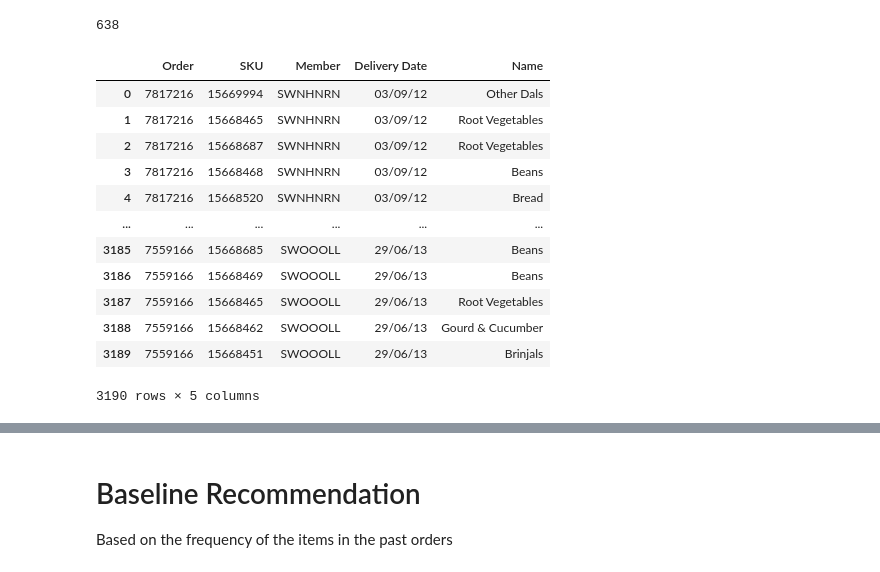
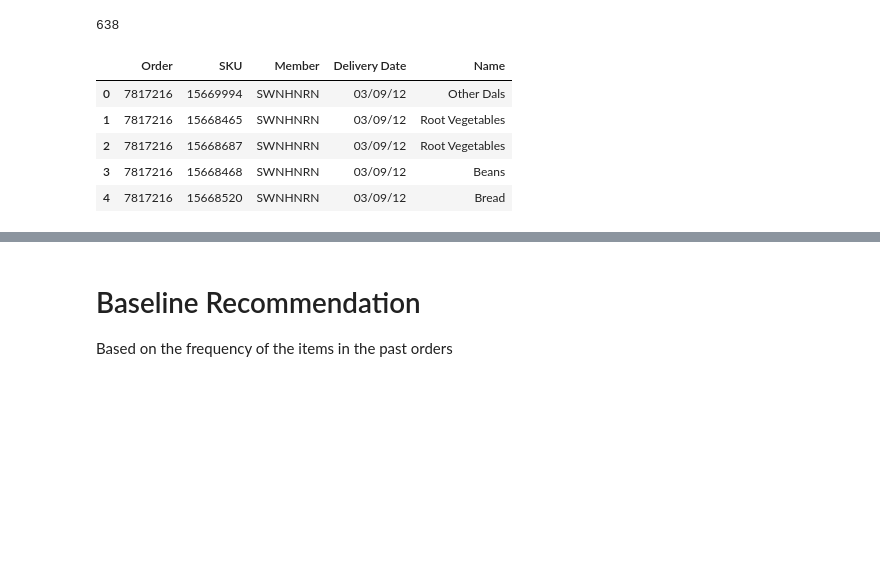
Before and after one commit to chawla201/shopping-cart-completion-problem, a Jupyter notebook: kaggle code.ipynb, the cells around one changed output, grey strips where cells are left out. Saved outputs shown, nothing was run; the diff lists cells and outputs as text; code cells hidden in the pictures; blank space fills up the shorter version.

```diff
--- a/kaggle code.ipynb
+++ b/kaggle code.ipynb
@@ -58,21 +58,14 @@ for order in order_list:
     df_list.append(top5)
 sample_submission = pd.concat(df_list, ignore_index = True)
 # %%
-sample_submission
+sample_submission.head()
 # %% [output]
 |  | Order | SKU | Member | Delivery Date | Name |
 | 0 | 7817216 | 15669994 | SWNHNRN | 03/09/12 | Other Dals |
 | 1 | 7817216 | 15668465 | SWNHNRN | 03/09/12 | Root Vegetables |
 | 2 | 7817216 | 15668687 | SWNHNRN | 03/09/12 | Root Vegetables |
 | 3 | 7817216 | 15668468 | SWNHNRN | 03/09/12 | Beans |
 | 4 | 7817216 | 15668520 | SWNHNRN | 03/09/12 | Bread |
-| ... | ... | ... | ... | ... | ... |
-| 3185 | 7559166 | 15668685 | SWOOOLL | 29/06/13 | Beans |
-| 3186 | 7559166 | 15668469 | SWOOOLL | 29/06/13 | Beans |
-| 3187 | 7559166 | 15668465 | SWOOOLL | 29/06/13 | Root Vegetables |
-| 3188 | 7559166 | 15668462 | SWOOOLL | 29/06/13 | Gourd & Cucumber |
-| 3189 | 7559166 | 15668451 | SWOOOLL | 29/06/13 | Brinjals |
-3190 rows × 5 columns
 # %%
 sample_submission = sample_submission[["Order", "SKU", "Member"]].reset_index().rename(columns = {"index": "ID"})
 sample_submission["ID"] = sample_submission["ID"].apply(lambda x: x+1)
```
Also changed, not shown: parts of 28 cells of this notebook.
